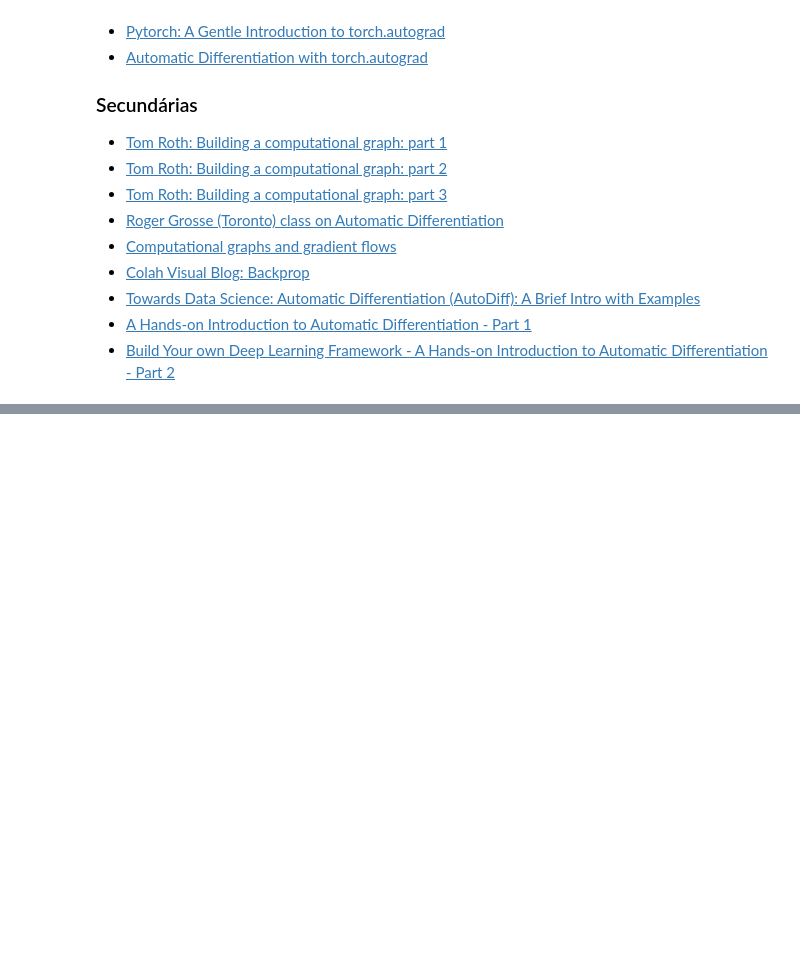
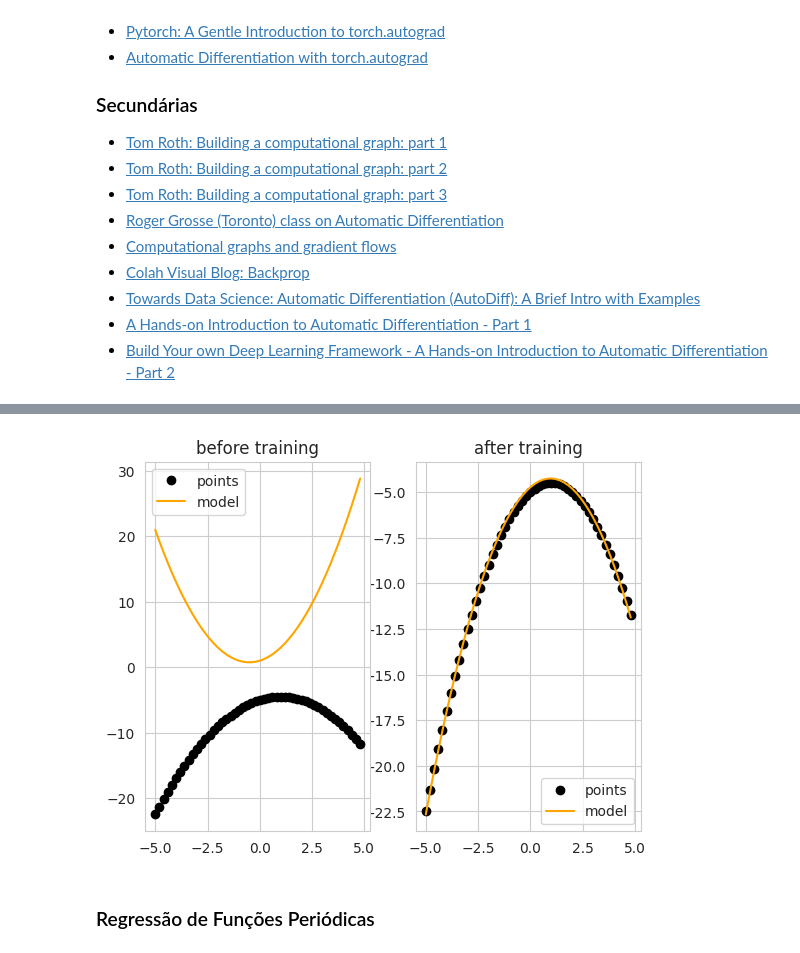
Before and after one commit to LuisEduardoF/RedesNeurais_202501, a Jupyter notebook: Trabalho01_Luis_Camara_RN.ipynb, the cells around one changed output, grey strips where cells are left out. Saved outputs shown, nothing was run; the diff lists cells and outputs as text; code cells hidden in the pictures; blank space fills up the shorter version.

```diff
--- a/Trabalho01_Luis_Camara_RN.ipynb
+++ b/Trabalho01_Luis_Camara_RN.ipynb
@@ -1037,0 +1160,25 @@ Tensor([[-0.00278095]
+# %%
+
+plt.subplot(1, 2, 2)
+
+a0, b0, c0 = history[0]['vars']
+
+init_prd = a0 * loss_fn.x ** 2 + b0 * loss_fn.x + c0
+final_prd = a.numpy().squeeze() * loss_fn.x ** 2 + b.numpy().squeeze() * loss_fn.x + c.numpy().squeeze()
+
+plt.subplot(1, 2, 1)
+plt.title('before training')
+plt.plot(loss_fn.x, loss_fn.y, 'o', color='black', label='points')
+plt.plot(loss_fn.x, init_prd, '-', color='orange', label='model')
+plt.legend()
+plt.subplot(1, 2, 2)
+plt.title('after training')
+plt.plot(loss_fn.x, loss_fn.y, 'o', color='black', label='points')
+plt.plot(loss_fn.x, final_prd, '-', color='orange', label='model')
+plt.legend()
+
+plt.show()
+# %% [output]
+[figure, added]
+# %% [markdown]
+### Regressão de Funções Periódicas
```
Also changed, not shown: parts of 21 cells of this notebook.
